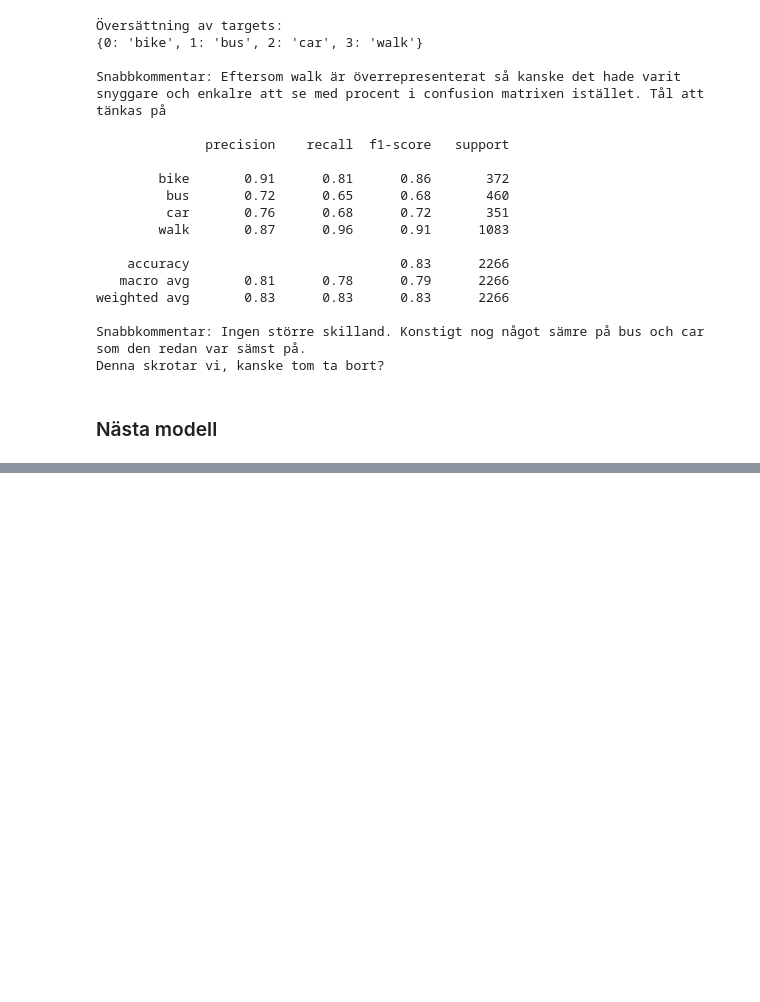
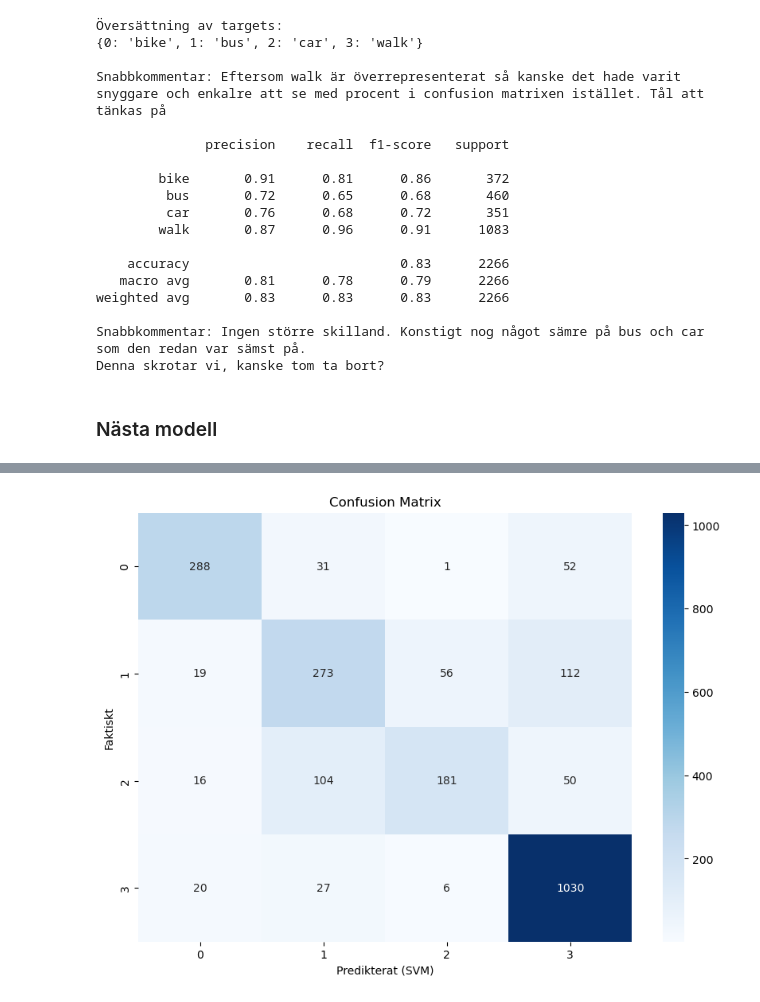
Before and after one commit to phedstroem/Ass2_GIK2JX_Group7, a Jupyter notebook: Ass2_GIK2JX_GROUP7.ipynb, the cells around one changed output, grey strips where cells are left out. Cells and saved outputs as stored; diff of their text form; code cells hidden in the pictures; blank space fills up the shorter version.

```diff
--- a/Ass2_GIK2JX_GROUP7.ipynb
+++ b/Ass2_GIK2JX_GROUP7.ipynb
@@ -261,0 +268,12 @@ Denna skrotar vi, kanske tom ta bort?
+# %%
+# Skapa skalaren och anpassa den efter träningsdatan
+scaler = StandardScaler()
+
+X_train_scaled = scaler.fit_transform(X_train)
+X_test_scaled = scaler.transform(X_test)
+# %%
+# Initiera SVM-modellen
+svm_model = SVC(kernel='rbf', random_state=42)
+
+# Träna modellen på den SKALADE datan
+svm_model.fit(X_train_scaled, y_train)
@@ -261,0 +282,7 @@ Denna skrotar vi, kanske tom ta bort?
+# %%
+# Testa modellen mot den skalade testdatan
+y_pred_svm = svm_model.predict(X_test_scaled)
+
+# Skriv ut classification report
+print("--- SVM Classification Report ---")
+print(classification_report(y_test, y_pred_svm))
@@ -261,0 +301,15 @@ Denna skrotar vi, kanske tom ta bort?
+# %%
+import seaborn as sns
+import matplotlib.pyplot as plt
+
+
+cm_svm = confusion_matrix(y_test, y_pred_svm)
+
+plt.figure(figsize=(10,7))
+sns.heatmap(cm_svm, annot=True, fmt='d', cmap='Blues')
+plt.xlabel('Predikterat (SVM)')
+plt.ylabel('Faktiskt')
+plt.title('Confusion Matrix')
+plt.show()
+# %% [output]
+[figure, added]
```
Also changed, not shown: parts of 3 cells of this notebook.
